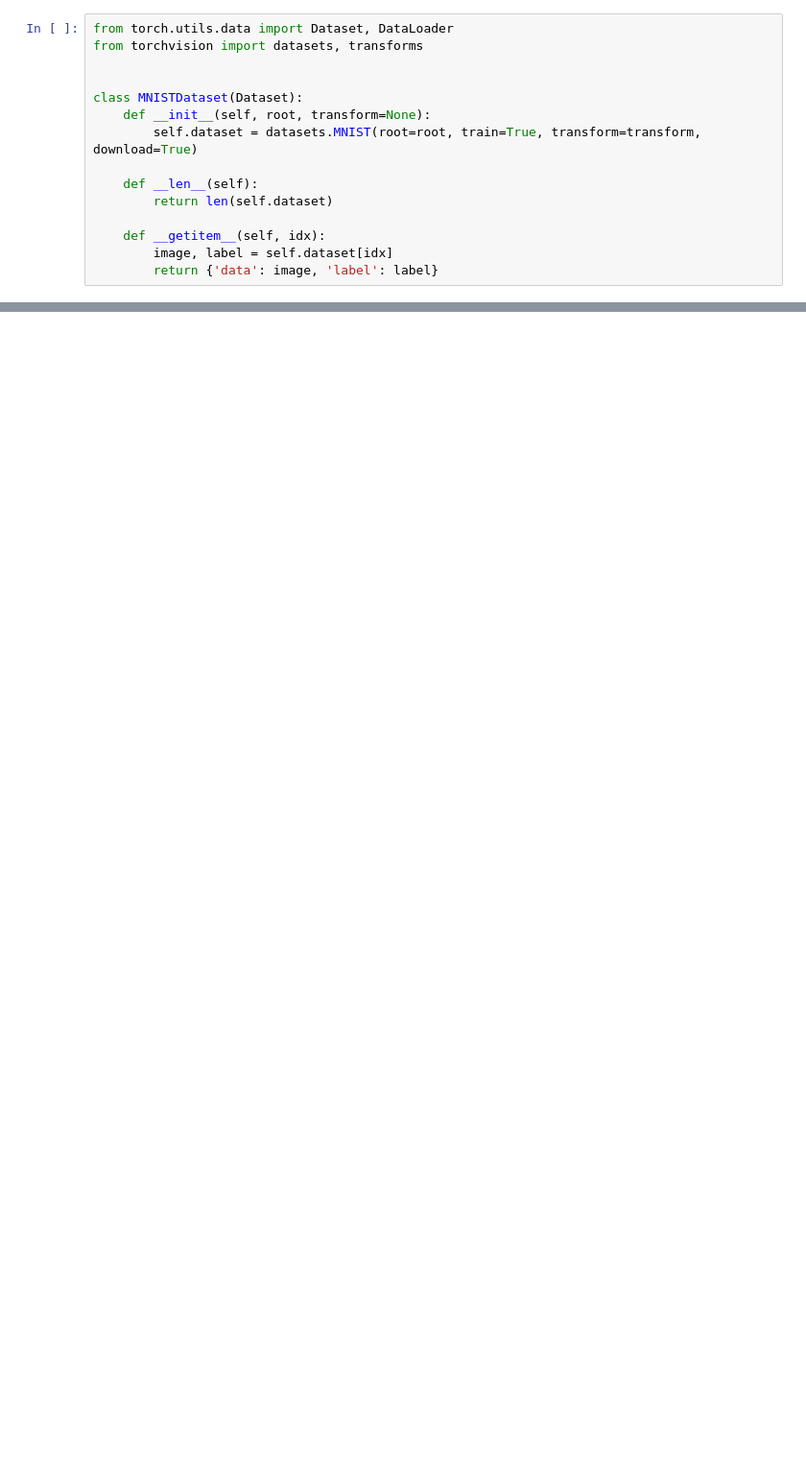
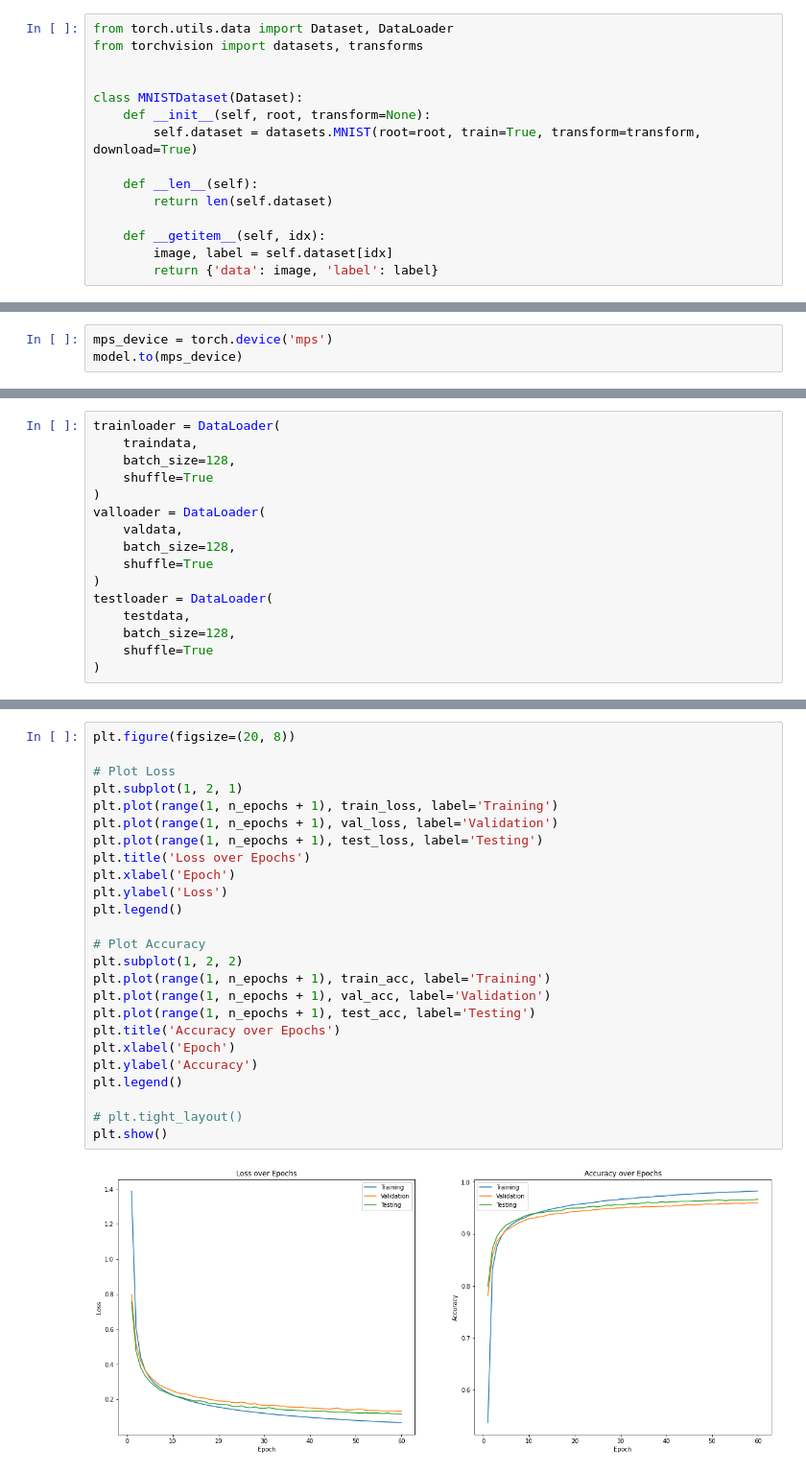
Before and after one commit to latentghost/DL-Assignments, a Jupyter notebook: Assignment1/A1.ipynb, the cells around one changed output, grey strips where cells are left out. Shown at 96% size. Saved outputs shown, nothing was run; the diff lists cells and outputs as text; blank space fills up the shorter version.

```diff
--- a/Assignment1/A1.ipynb
+++ b/Assignment1/A1.ipynb
@@ -161,0 +273,3 @@ import time
+# %%
+mps_device = torch.device('mps')
+model.to(mps_device)
@@ -161,0 +289,16 @@ import time
+# %%
+trainloader = DataLoader(
+    traindata,
+    batch_size=128,
+    shuffle=True
+)
+valloader = DataLoader(
+    valdata,
+    batch_size=128,
+    shuffle=True
+)
+testloader = DataLoader(
+    testdata,
+    batch_size=128,
+    shuffle=True
+)
@@ -161,0 +412,27 @@ import time
+# %%
+plt.figure(figsize=(20, 8))
+
+# Plot Loss
+plt.subplot(1, 2, 1)
+plt.plot(range(1, n_epochs + 1), train_loss, label='Training')
+plt.plot(range(1, n_epochs + 1), val_loss, label='Validation')
+plt.plot(range(1, n_epochs + 1), test_loss, label='Testing')
+plt.title('Loss over Epochs')
+plt.xlabel('Epoch')
+plt.ylabel('Loss')
+plt.legend()
+
+# Plot Accuracy
+plt.subplot(1, 2, 2)
+plt.plot(range(1, n_epochs + 1), train_acc, label='Training')
+plt.plot(range(1, n_epochs + 1), val_acc, label='Validation')
+plt.plot(range(1, n_epochs + 1), test_acc, label='Testing')
+plt.title('Accuracy over Epochs')
+plt.xlabel('Epoch')
+plt.ylabel('Accuracy')
+plt.legend()
+
+# plt.tight_layout()
+plt.show()
+# %% [output]
+[figure, added]
```
Also changed, not shown: parts of 27 cells of this notebook.
